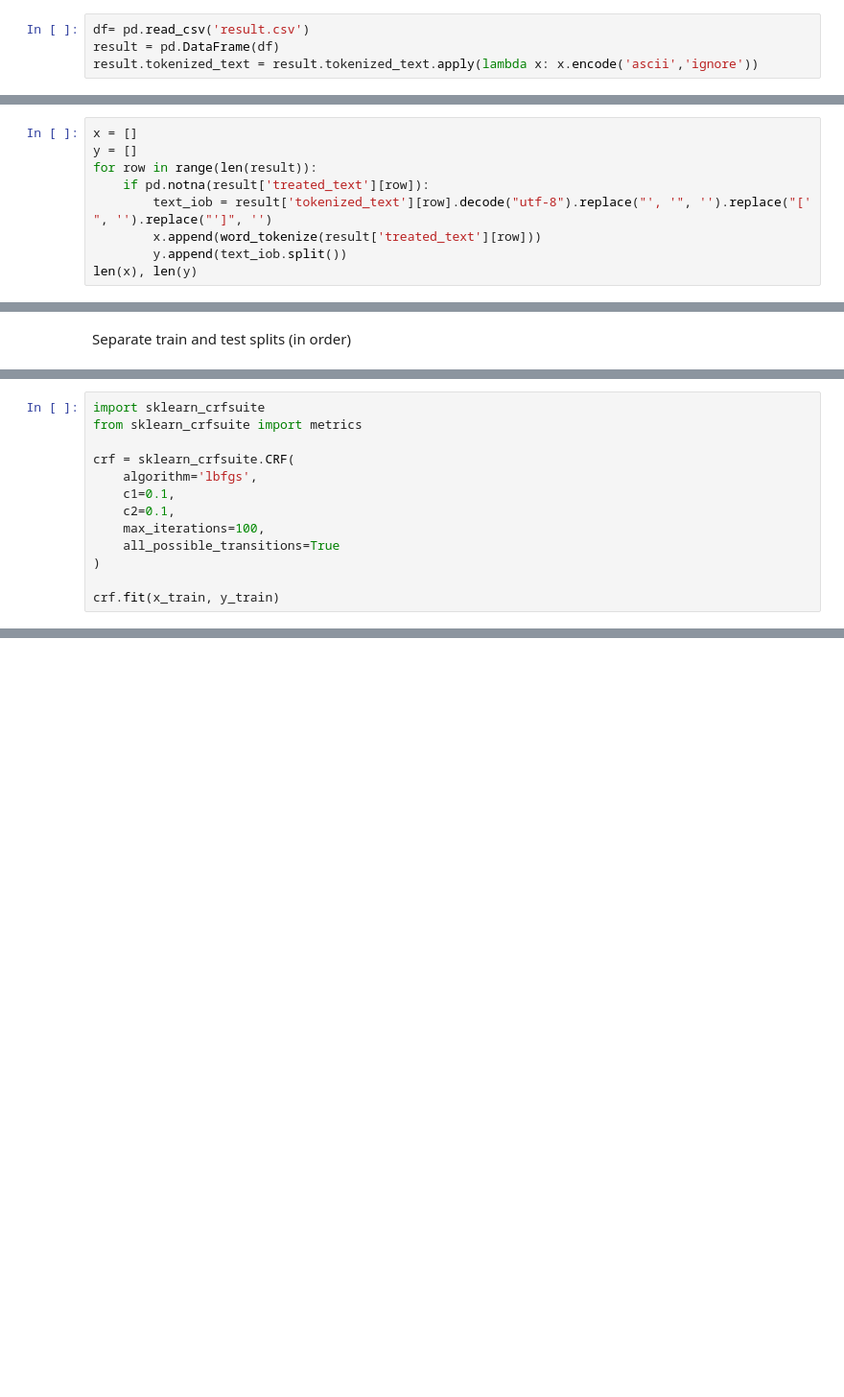
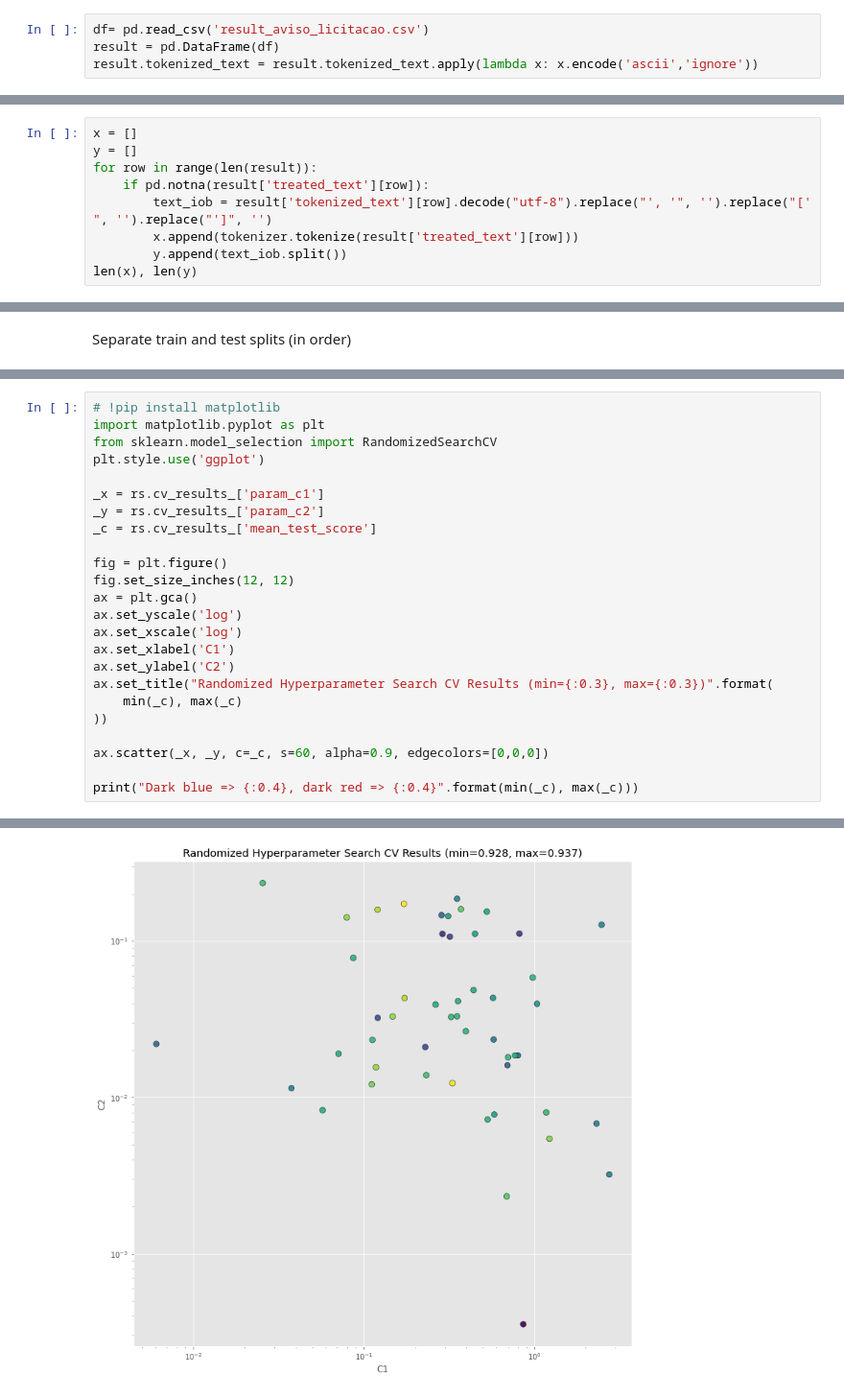
Before and after one commit to UnB-KnEDLe/experiments, a Jupyter notebook: members/thais/contrato-licitações/estudo_crf/crf_copy.ipynb, the cells around one changed output, grey strips where cells are left out. Shown at 96% size. Saved outputs shown, nothing was run; the diff lists cells and outputs as text; blank space fills up the shorter version.

```diff
--- a/members/thais/contrato-licitações/estudo_crf/crf_copy.ipynb
+++ b/members/thais/contrato-licitações/estudo_crf/crf_copy.ipynb
@@ -11,5 +13,5 @@ from nltk.tokenize import word_tokenize
 # %%
-df= pd.read_csv('result.csv')
+df= pd.read_csv('result_aviso_licitacao.csv')
 result = pd.DataFrame(df)
 result.tokenized_text = result.tokenized_text.apply(lambda x: x.encode('ascii','ignore'))
 # %%
@@ -24,7 +26,7 @@ y = []
 for row in range(len(result)):
     if pd.notna(result['treated_text'][row]):
         text_iob = result['tokenized_text'][row].decode("utf-8").replace("', '", '').replace("[' ", '').replace("']", '')
-        x.append(word_tokenize(result['treated_text'][row]))
+        x.append(tokenizer.tokenize(result['treated_text'][row]))
         y.append(text_iob.split())
 len(x), len(y)
 # %% [output]
@@ -86,13 +95,0 @@ len(x_train),  len(x_test), len(y_train)
-# %%
-import sklearn_crfsuite
-from sklearn_crfsuite import metrics
-
-crf = sklearn_crfsuite.CRF(
-    algorithm='lbfgs',
-    c1=0.1,
-    c2=0.1,
-    max_iterations=100,
-    all_possible_transitions=True
-)
-
-crf.fit(x_train, y_train)
@@ -101,0 +143,25 @@ CRF(algorithm='lbfgs', all_possible_transitions=True, c1=0.1, c2=0.1,
+# %%
+# !pip install matplotlib
+import matplotlib.pyplot as plt
+from sklearn.model_selection import RandomizedSearchCV
+plt.style.use('ggplot')
+
+_x = rs.cv_results_['param_c1']
+_y = rs.cv_results_['param_c2']
+_c = rs.cv_results_['mean_test_score']
+
+fig = plt.figure()
+fig.set_size_inches(12, 12)
+ax = plt.gca()
+ax.set_yscale('log')
+ax.set_xscale('log')
+ax.set_xlabel('C1')
+ax.set_ylabel('C2')
+ax.set_title("Randomized Hyperparameter Search CV Results (min={:0.3}, max={:0.3})".format(
+    min(_c), max(_c)
+))
+
+ax.scatter(_x, _y, c=_c, s=60, alpha=0.9, edgecolors=[0,0,0])
+
+print("Dark blue => {:0.4}, dark red => {:0.4}".format(min(_c), max(_c)))
+# %% [output]
@@ -102 +169,2 @@ CRF(algorithm='lbfgs', all_possible_transitions=True, c1=0.1, c2=0.1,
+[figure, added]
 # %%
```
Also changed, not shown: parts of 14 cells of this notebook, 1 other file.
